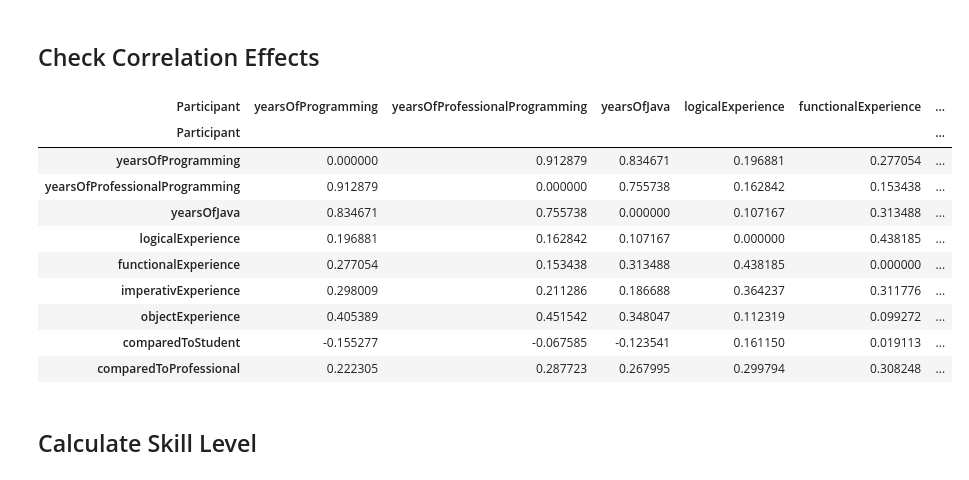
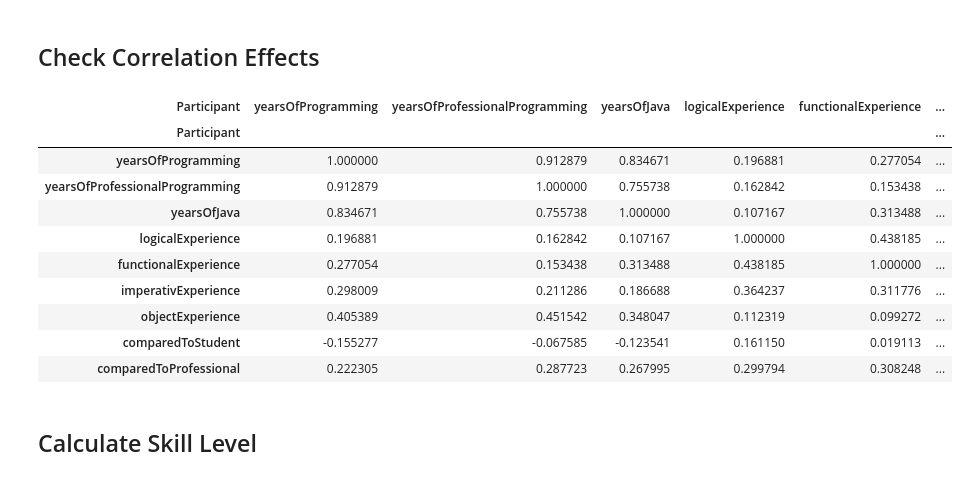
Before and after one commit to brains-on-code/NoviceVsExpert, a Jupyter notebook: dataEvaluation/Preprocessing04_skill_score.ipynb, the cells around one changed output. Drawn from its saved outputs; the diff is of its cells as text; code cells hidden in the pictures.

```diff
--- a/dataEvaluation/Preprocessing04_skill_score.ipynb
+++ b/dataEvaluation/Preprocessing04_skill_score.ipynb
@@ -33,16 +33,15 @@ df_questionnaire["yearsOfJava"] = df_questionnaire["yearsOfJava"].astype(float)
 # %%
 # calculate the pearson correlation between the years of programming and the years of java
 corr = df_questionnaire.corr(method="pearson")
-corr.values[[np.arange(corr.shape[0])] * 2] = 0
 corr
 # %% [output]
 | Participant | yearsOfProgramming | yearsOfProfessionalProgramming | yearsOfJava | logicalExperience | functionalExperience | ... |
 | Participant |  |  |  |  |  | ... |
-| yearsOfProgramming | 0.000000 | 0.912879 | 0.834671 | 0.196881 | 0.277054 | ... |
-| yearsOfProfessionalProgramming | 0.912879 | 0.000000 | 0.755738 | 0.162842 | 0.153438 | ... |
-| yearsOfJava | 0.834671 | 0.755738 | 0.000000 | 0.107167 | 0.313488 | ... |
-| logicalExperience | 0.196881 | 0.162842 | 0.107167 | 0.000000 | 0.438185 | ... |
-| functionalExperience | 0.277054 | 0.153438 | 0.313488 | 0.438185 | 0.000000 | ... |
+| yearsOfProgramming | 1.000000 | 0.912879 | 0.834671 | 0.196881 | 0.277054 | ... |
+| yearsOfProfessionalProgramming | 0.912879 | 1.000000 | 0.755738 | 0.162842 | 0.153438 | ... |
+| yearsOfJava | 0.834671 | 0.755738 | 1.000000 | 0.107167 | 0.313488 | ... |
+| logicalExperience | 0.196881 | 0.162842 | 0.107167 | 1.000000 | 0.438185 | ... |
+| functionalExperience | 0.277054 | 0.153438 | 0.313488 | 0.438185 | 1.000000 | ... |
 | imperativExperience | 0.298009 | 0.211286 | 0.186688 | 0.364237 | 0.311776 | ... |
 | objectExperience | 0.405389 | 0.451542 | 0.348047 | 0.112319 | 0.099272 | ... |
 | comparedToStudent | -0.155277 | -0.067585 | -0.123541 | 0.161150 | 0.019113 | ... |
```
Also changed, not shown: parts of 1 cell of this notebook, 5 other files.
